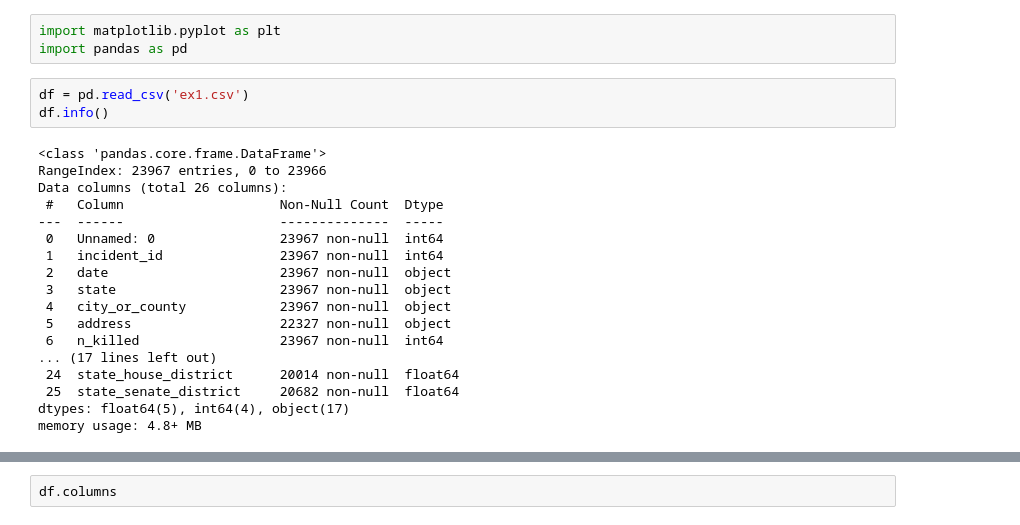
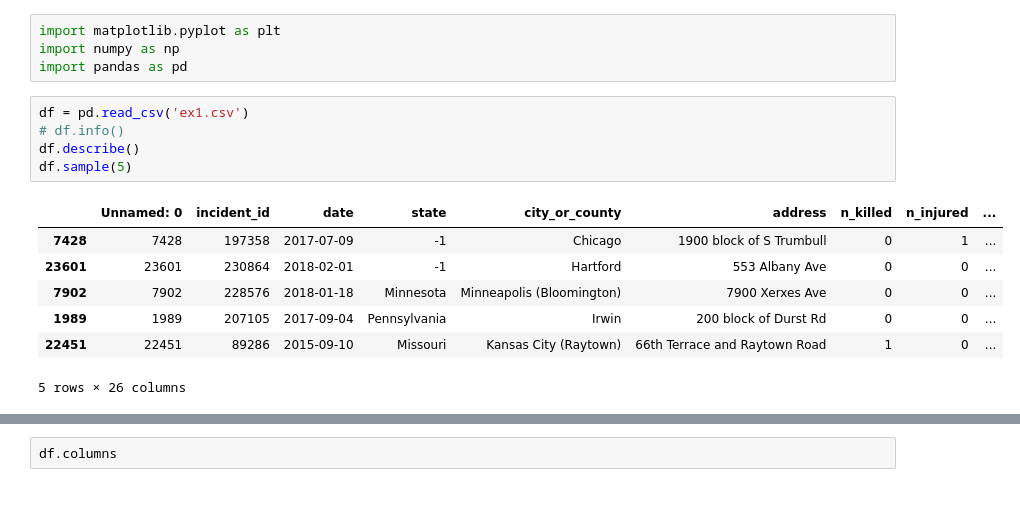
Before and after one commit to benmoyal1/data_science_lab, a Jupyter notebook: week1/lab_week_one.ipynb, the cells around one changed output, grey strips where cells are left out. Drawn from its saved outputs; the diff is of its cells as text; blank space fills up the shorter version.

```diff
--- a/week1/lab_week_one.ipynb
+++ b/week1/lab_week_one.ipynb
@@ -1,24 +1,17 @@
 # %%
 import matplotlib.pyplot as plt
+import numpy as np
 import pandas as pd
 # %%
 df = pd.read_csv('ex1.csv')
-df.info()
+# df.info()
+df.describe()
+df.sample(5)
 # %% [output]
+|  | Unnamed: 0 | incident_id | date | state | city_or_county | address | n_killed | n_injured | ... |
+| 7428 | 7428 | 197358 | 2017-07-09 | -1 | Chicago | 1900 block of S Trumbull | 0 | 1 | ... |
+| 23601 | 23601 | 230864 | 2018-02-01 | -1 | Hartford | 553 Albany Ave | 0 | 0 | ... |
+| 7902 | 7902 | 228576 | 2018-01-18 | Minnesota | Minneapolis (Bloomington) | 7900 Xerxes Ave | 0 | 0 | ... |
+| 1989 | 1989 | 207105 | 2017-09-04 | Pennsylvania | Irwin | 200 block of Durst Rd | 0 | 0 | ... |
+| 22451 | 22451 | 89286 | 2015-09-10 | Missouri | Kansas City (Raytown) | 66th Terrace and Raytown Road | 1 | 0 | ... |
-<class 'pandas.core.frame.DataFrame'>
-RangeIndex: 23967 entries, 0 to 23966
-Data columns (total 26 columns):
- #   Column                    Non-Null Count  Dtype
----  ------                    --------------  -----
- 0   Unnamed: 0                23967 non-null  int64
- 1   incident_id               23967 non-null  int64
- 2   date                      23967 non-null  object
- 3   state                     23967 non-null  object
- 4   city_or_county            23967 non-null  object
- 5   address                   22327 non-null  object
- 6   n_killed                  23967 non-null  int64
-... (17 lines left out)
- 24  state_house_district      20014 non-null  float64
- 25  state_senate_district     20682 non-null  float64
-dtypes: float64(5), int64(4), object(17)
-memory usage: 4.8+ MB
+5 rows × 26 columns
```
Also changed, not shown: parts of 74 cells of this notebook, 4 other files.
